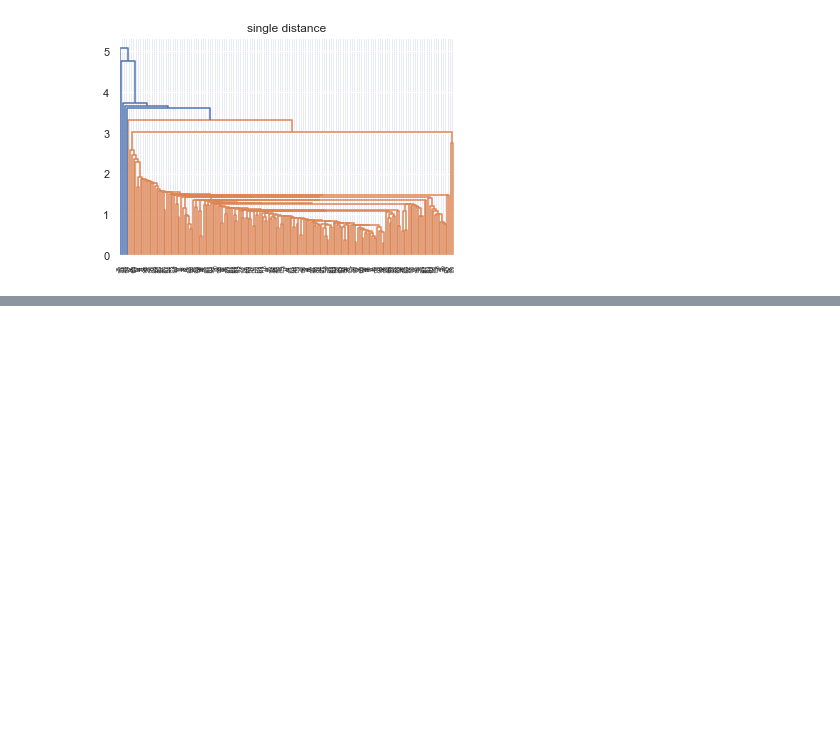
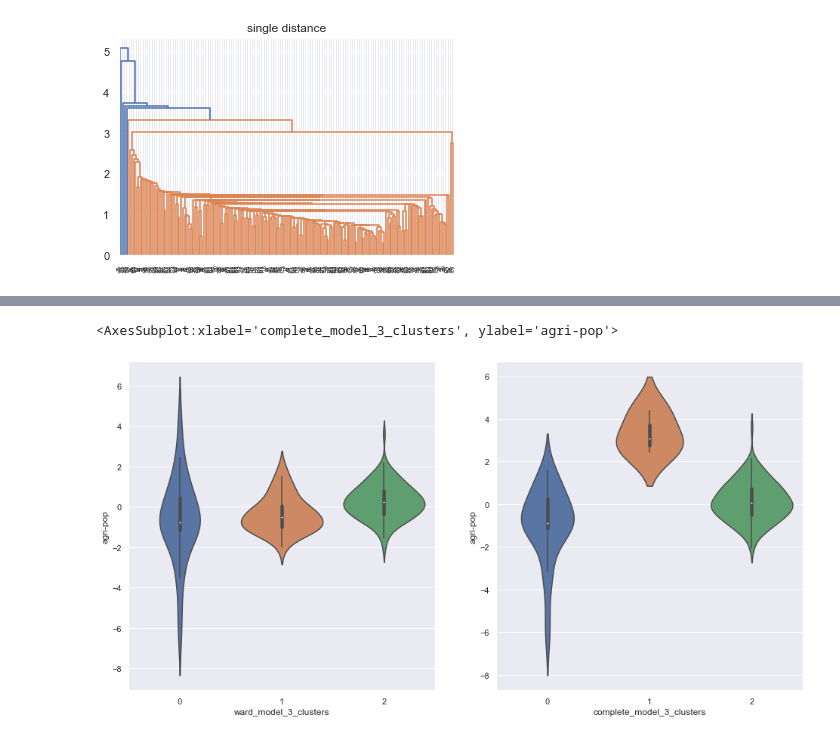
Before and after one commit to Snail664/country-clustering, a Jupyter notebook: hirarchical.ipynb, the cells around one changed output, grey strips where cells are left out. Drawn from its saved outputs; the diff is of its cells as text; code cells hidden in the pictures; blank space fills up the shorter version.

```diff
--- a/hirarchical.ipynb
+++ b/hirarchical.ipynb
@@ -130,0 +143,8 @@ sb.boxplot(x = 'gdp-health-demographics-inv', y = 'complete_model_4_clusters', d
+# %%
+# feature: agri-pop  weak-gdp-inv
+f, axes = plt.subplots(1,2, figsize=(16,8))
+sb.violinplot(y = 'agri-pop', x = 'ward_model_3_clusters', data = clustered_data, ax = axes[0])
+sb.violinplot(y = 'agri-pop', x = 'complete_model_3_clusters', data = clustered_data, ax = axes[1])
+# %% [output]
+<AxesSubplot:xlabel='complete_model_3_clusters', ylabel='agri-pop'>
+[figure, added]
```
Also changed, not shown: parts of 10 cells of this notebook.
